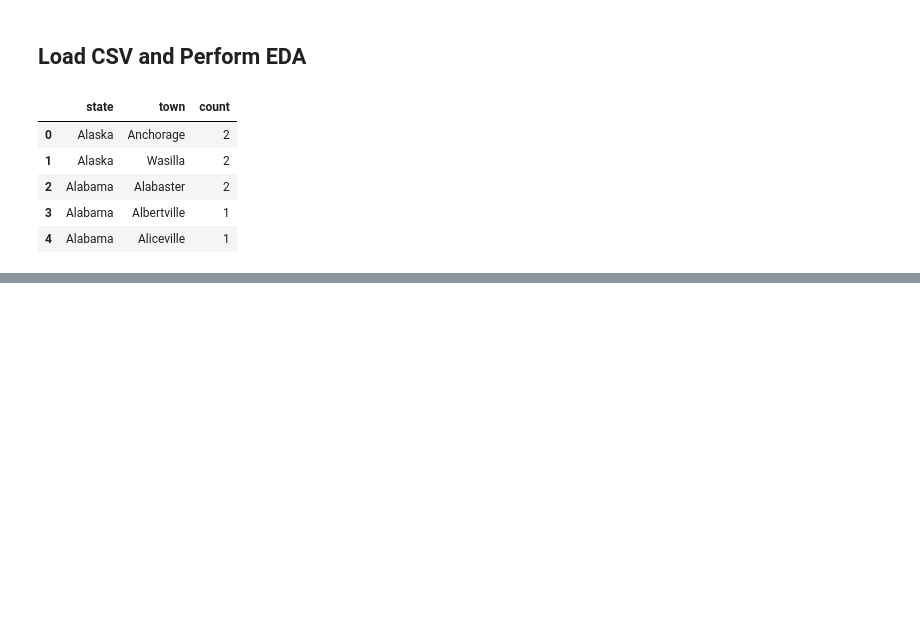
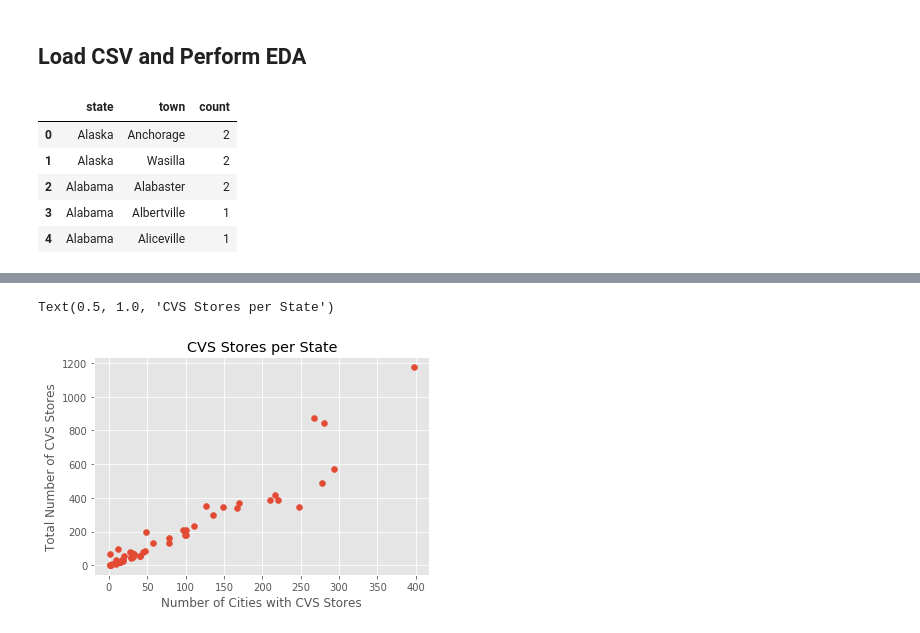
Before and after one commit to cheetahskita/dsa-projects, a Jupyter notebook: 1-web-scraping/CVS_Scraper.ipynb, the cells around one changed output, grey strips where cells are left out. Cells and saved outputs as stored; diff of their text form; code cells hidden in the pictures; blank space fills up the shorter version.

```diff
--- a/1-web-scraping/CVS_Scraper.ipynb
+++ b/1-web-scraping/CVS_Scraper.ipynb
@@ -74,6 +58,10 @@ Writing to CSV...
 ## Load CSV and Perform EDA
 # %%
 import pandas as pd
+from matplotlib import pyplot as plt
+from matplotlib import figure
+plt.style.use('ggplot')
+%matplotlib inline
 df_cvs = pd.read_csv('csv-locs.csv')
 df_cvs.head()
 # %% [output]
@@ -107,0 +96,8 @@ df_cvs.groupby('state').agg({'count':['sum','mean','std']})
+# %%
+plt.scatter(df_states['count'], df_states['sum'])
+plt.xlabel('Number of Cities with CVS Stores')
+plt.ylabel('Total Number of CVS Stores')
+plt.title('CVS Stores per State')
+# %% [output]
+Text(0.5, 1.0, 'CVS Stores per State')
+[figure, added]
```
Also changed, not shown: parts of 31 cells of this notebook, 11 other files.
